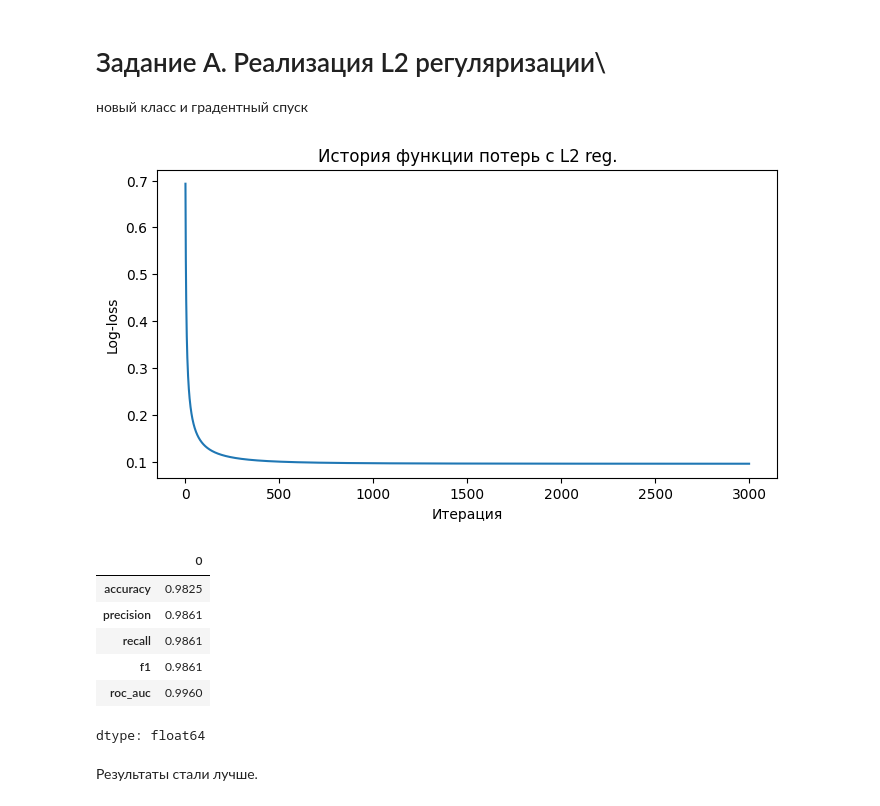
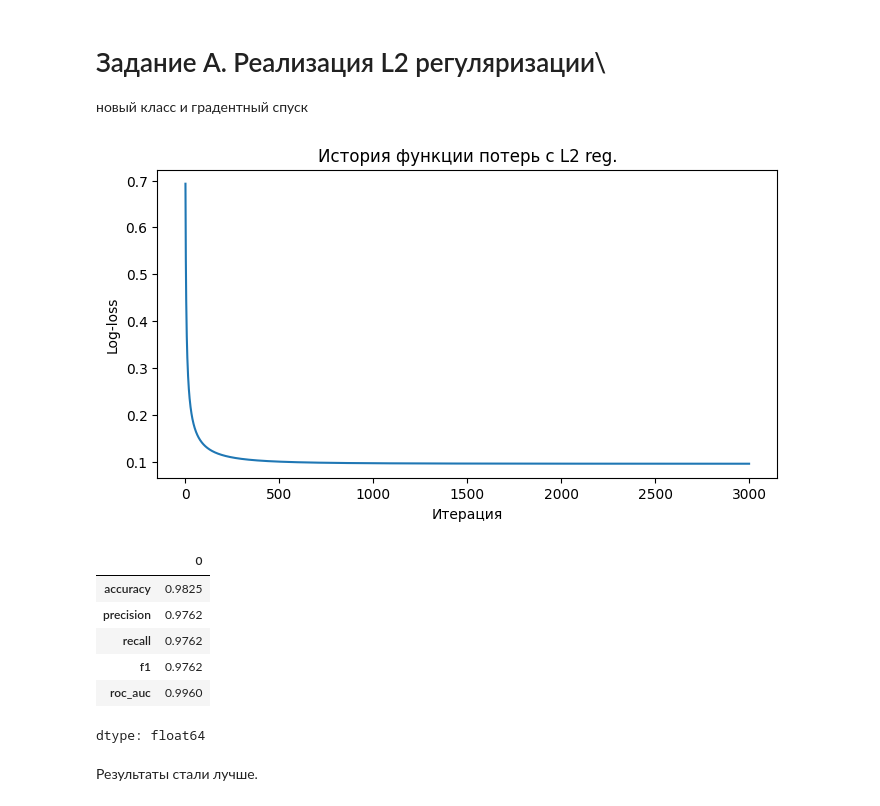
Before and after one commit to kostyan-konstantinov/ml-course-homework, a Jupyter notebook: hw05_LogisticRegression/logreg_practice_student_hw_SOME_CHANGES.ipynb, the cells around one changed output. Drawn from its saved outputs; the diff is of its cells as text; code cells hidden in the pictures.

```diff
--- a/hw05_LogisticRegression/logreg_practice_student_hw.ipynb
+++ b/hw05_LogisticRegression/logreg_practice_student_hw_SOME_CHANGES.ipynb
@@ -497,10 +497,10 @@ for threshold in thresholds:
     #print(threshold)
     rows.append({
         "threshold": threshold,
-        "accuracy": accuracy_score(pred_thr, y_test),
-        "precision": precision_score(pred_thr, y_test),
-        "recall": recall_score(pred_thr, y_test),
-        "f1": f1_score(pred_thr, y_test)
+        "accuracy": accuracy_score(y_test, pred_thr),
+        "precision": precision_score(y_test, pred_thr, pos_label = 0),
+        "recall": recall_score(y_test, pred_thr, pos_label = 0),
+        "f1": f1_score(y_test, pred_thr, pos_label = 0)
     })
 
 pd.DataFrame(rows).round(4)
@@ -597,38 +597,38 @@ class MyLogisticRegressionGD_L2:
 # %%
 my_model_L2 = MyLogisticRegressionGD_L2(
     learning_rate=0.05,
     n_iters=3000,
     threshold=0.5,
     lambda_l2 = 0.005
 )
 
 my_model_L2.fit(X_train_scaled, y_train)
 my_proba_test_l2 = my_model_L2.predict_proba(X_test_scaled)
 my_pred_test_l2 = my_model_L2.predict(X_test_scaled)
 
 plt.figure(figsize=(8, 4))
 plt.plot(my_model_L2.loss_history)
 plt.title("История функции потерь c L2 reg.")
 plt.xlabel("Итерация")
 plt.ylabel("Log-loss")
 plt.show()
 
 my_metrics_L2 = {
-    "accuracy": accuracy_score(my_pred_test_l2, y_test),
-    "precision": precision_score(my_pred_test_l2, y_test),
-    "recall": recall_score(my_pred_test_l2, y_test),
-    "f1": f1_score(my_pred_test_l2, y_test),
+    "accuracy": accuracy_score(y_test, my_pred_test_l2,),
+    "precision": precision_score(y_test, my_pred_test_l2, pos_label = 0),
+    "recall": recall_score(y_test, my_pred_test_l2, pos_label = 0),
+    "f1": f1_score(y_test, my_pred_test_l2, pos_label = 0),
     "roc_auc": roc_auc_score(y_test, my_proba_test_l2)
 }
 
 pd.Series(my_metrics_L2).round(4)
 # %% [output]
 [figure]
 |  | 0 |
 | accuracy | 0.9825 |
-| precision | 0.9861 |
-| recall | 0.9861 |
-| f1 | 0.9861 |
+| precision | 0.9762 |
+| recall | 0.9762 |
+| f1 | 0.9762 |
 | roc_auc | 0.9960 |
 dtype: float64
 # %% [markdown]
```
Also changed, not shown: parts of 7 cells of this notebook.
